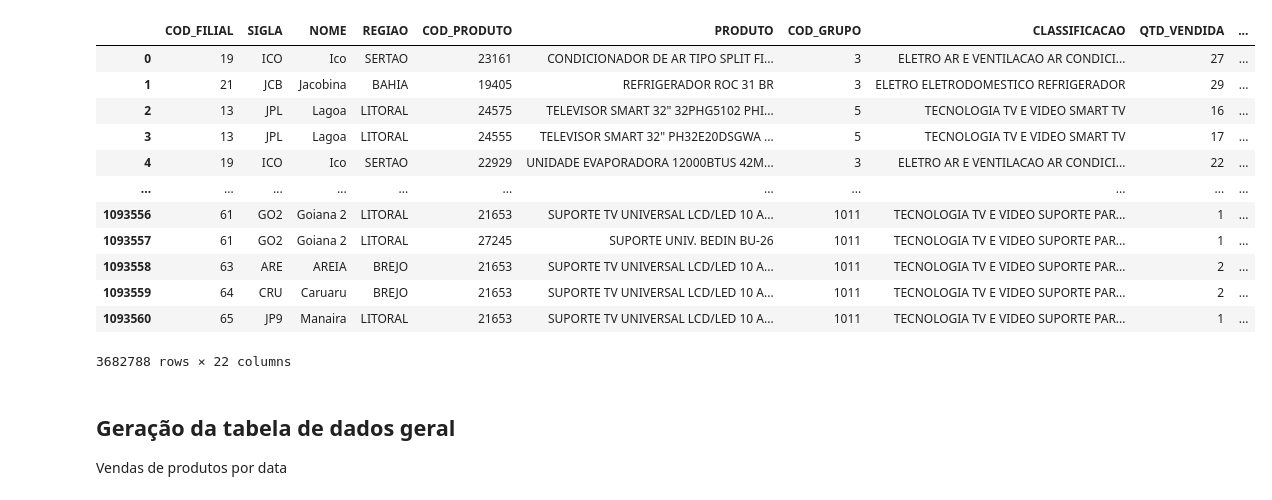
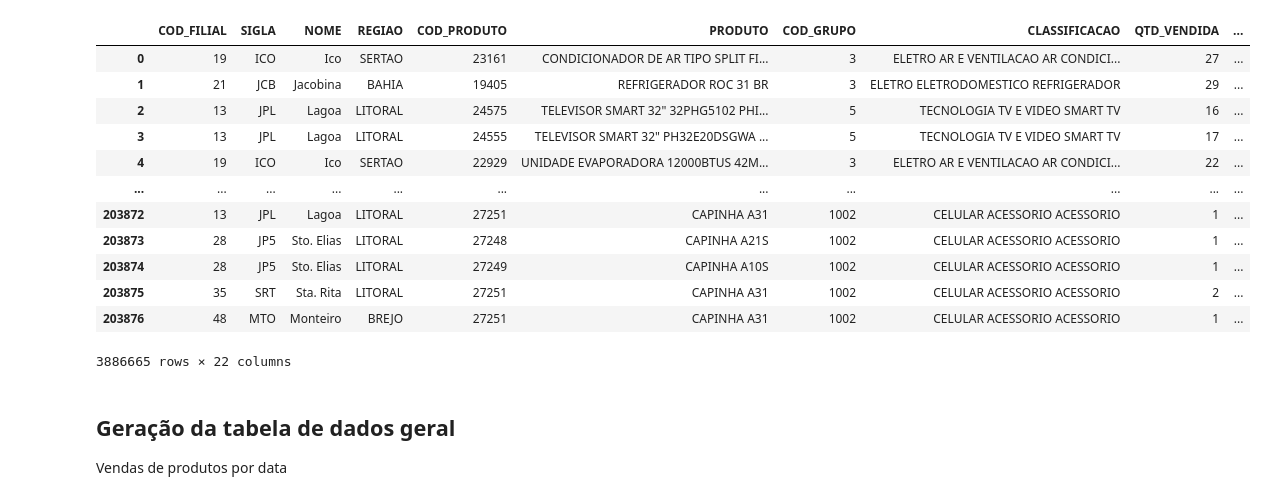
Before and after one commit to LuyzaDomingos/PrevisaoVendasFinalVersion, a Jupyter notebook: previsao/ProcessamentoDados.ipynb, the cells around one changed output. Drawn from its saved outputs; the diff is of its cells as text; code cells hidden in the pictures.

```diff
--- a/previsao/ProcessamentoDados.ipynb
+++ b/previsao/ProcessamentoDados.ipynb
@@ -1,30 +1,30 @@
 # %%
 import pandas as pd
 from IPython.display import clear_output
 
 dfs = []
-for txt in ['2018.txt', '2019.txt', '2020.txt']:
+for txt in ['2018.txt', '2019.txt', '2020.txt','2021.txt']:
     df = pd.read_csv(txt, delimiter=';', encoding = 'cp1252')
     df.columns = ['COD_FILIAL', 'SIGLA', 'NOME', 'REGIAO', 'COD_PRODUTO', 'PRODUTO', 'COD_GRUPO', 'CLASSIFICACAO', 'QTD_VENDIDA', 'DATA', 'COD_FILIAL_', 'COD_ENTREGA', 'ENTREGA', 'ANO/MES', 'MES', '1', '2', 'CD', '3', '4', 'SUBCATEGORIA', 'FORNECEDOR']
     df['DATA'] = pd.to_datetime(df['DATA'], format='%d/%m/%Y %H:%M:%S')
     dfs.append(df)
 df = pd.concat(dfs)
 
 df
 # %% [output]
 |  | COD_FILIAL | SIGLA | NOME | REGIAO | COD_PRODUTO | PRODUTO | COD_GRUPO | CLASSIFICACAO | QTD_VENDIDA | ... |
 | 0 | 19 | ICO | Ico | SERTAO | 23161 | CONDICIONADOR DE AR TIPO SPLIT FI... | 3 | ELETRO AR E VENTILACAO AR CONDICI... | 27 | ... |
 | 1 | 21 | JCB | Jacobina | BAHIA | 19405 | REFRIGERADOR ROC 31 BR | 3 | ELETRO ELETRODOMESTICO REFRIGERADOR | 29 | ... |
 | 2 | 13 | JPL | Lagoa | LITORAL | 24575 | TELEVISOR SMART 32" 32PHG5102 PHI... | 5 | TECNOLOGIA TV E VIDEO SMART TV | 16 | ... |
 | 3 | 13 | JPL | Lagoa | LITORAL | 24555 | TELEVISOR SMART 32" PH32E20DSGWA ... | 5 | TECNOLOGIA TV E VIDEO SMART TV | 17 | ... |
 | 4 | 19 | ICO | Ico | SERTAO | 22929 | UNIDADE EVAPORADORA 12000BTUS 42M... | 3 | ELETRO AR E VENTILACAO AR CONDICI... | 22 | ... |
 | ... | ... | ... | ... | ... | ... | ... | ... | ... | ... | ... |
-| 1093556 | 61 | GO2 | Goiana 2 | LITORAL | 21653 | SUPORTE TV UNIVERSAL LCD/LED 10 A... | 1011 | TECNOLOGIA TV E VIDEO SUPORTE PAR... | 1 | ... |
-| 1093557 | 61 | GO2 | Goiana 2 | LITORAL | 27245 | SUPORTE UNIV. BEDIN BU-26 | 1011 | TECNOLOGIA TV E VIDEO SUPORTE PAR... | 1 | ... |
-| 1093558 | 63 | ARE | AREIA | BREJO | 21653 | SUPORTE TV UNIVERSAL LCD/LED 10 A... | 1011 | TECNOLOGIA TV E VIDEO SUPORTE PAR... | 2 | ... |
-| 1093559 | 64 | CRU | Caruaru | BREJO | 21653 | SUPORTE TV UNIVERSAL LCD/LED 10 A... | 1011 | TECNOLOGIA TV E VIDEO SUPORTE PAR... | 2 | ... |
-| 1093560 | 65 | JP9 | Manaira | LITORAL | 21653 | SUPORTE TV UNIVERSAL LCD/LED 10 A... | 1011 | TECNOLOGIA TV E VIDEO SUPORTE PAR... | 1 | ... |
+| 203872 | 13 | JPL | Lagoa | LITORAL | 27251 | CAPINHA A31 | 1002 | CELULAR ACESSORIO ACESSORIO | 1 | ... |
+| 203873 | 28 | JP5 | Sto. Elias | LITORAL | 27248 | CAPINHA A21S | 1002 | CELULAR ACESSORIO ACESSORIO | 1 | ... |
+| 203874 | 28 | JP5 | Sto. Elias | LITORAL | 27249 | CAPINHA A10S | 1002 | CELULAR ACESSORIO ACESSORIO | 1 | ... |
+| 203875 | 35 | SRT | Sta. Rita | LITORAL | 27251 | CAPINHA A31 | 1002 | CELULAR ACESSORIO ACESSORIO | 2 | ... |
+| 203876 | 48 | MTO | Monteiro | BREJO | 27251 | CAPINHA A31 | 1002 | CELULAR ACESSORIO ACESSORIO | 1 | ... |
-3682788 rows × 22 columns
+3886665 rows × 22 columns
 # %% [markdown]
 ## Geração da tabela de dados geral
 
```
Also changed, not shown: parts of 1 cell of this notebook.
